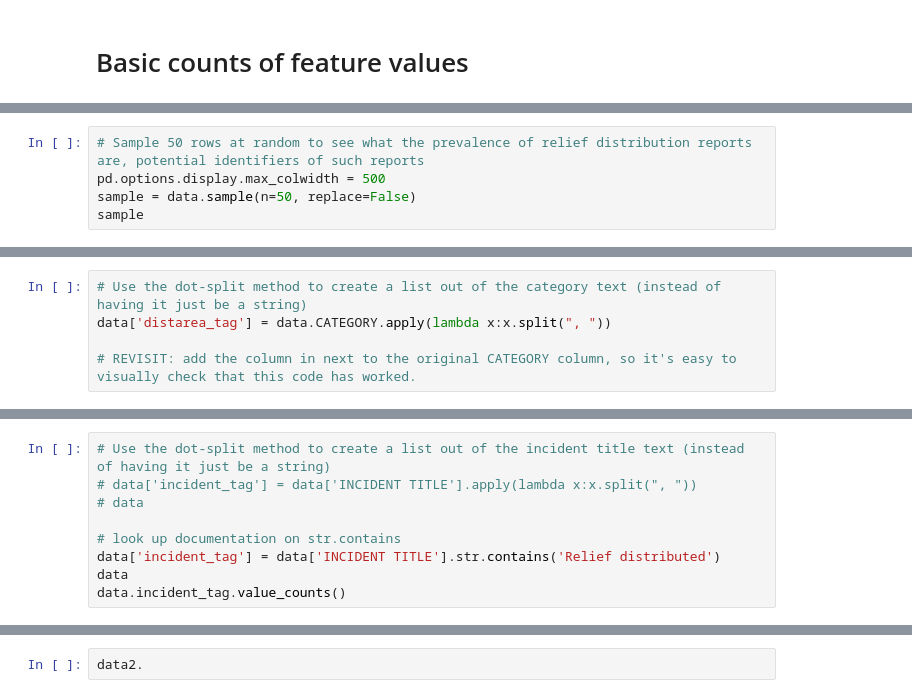
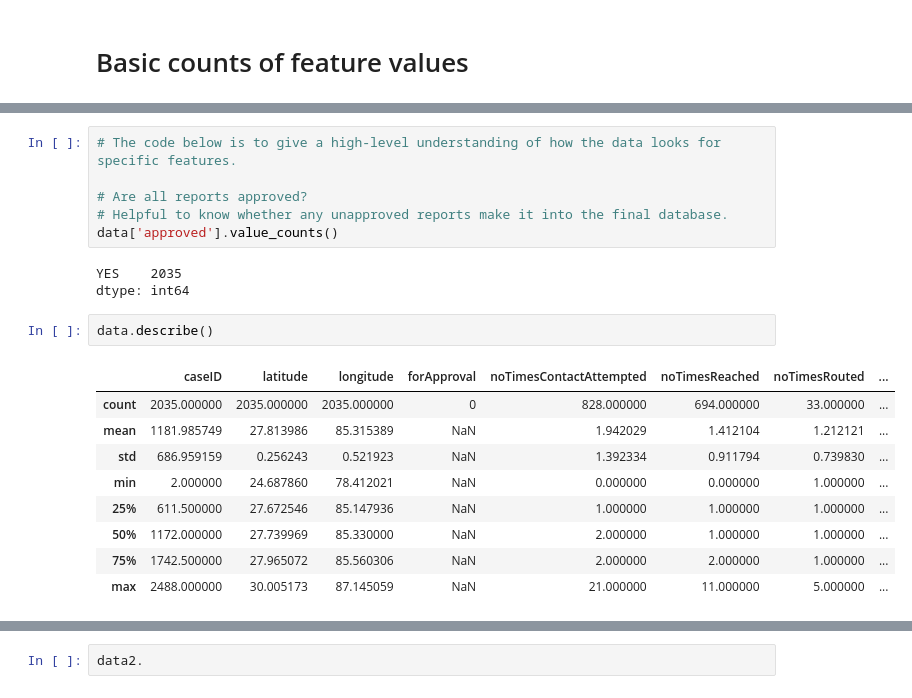
Before and after one commit to sttung/DAT_SF_16, a Jupyter notebook: Final_Project/1_Descriptive_Analysis_Prelim.ipynb, the cells around one changed output, grey strips where cells are left out. Cells and saved outputs as stored; diff of their text form.

```diff
--- a/Final_Project/1_Descriptive_Analysis_Prelim.ipynb
+++ b/Final_Project/1_Descriptive_Analysis_Prelim.ipynb
@@ -133,5 +150,0 @@ How do I know whether a report is follow-up indicating that relief has been dist
-# %%
-# Sample 50 rows at random to see what the prevalence of relief distribution reports are, potential identifiers of such reports
-pd.options.display.max_colwidth = 500
-sample = data.sample(n=50, replace=False)
-sample
@@ -173,5 +150,0 @@ Name: CATEGORY, dtype: object
-# %%
-# Use the dot-split method to create a list out of the category text (instead of having it just be a string)
-data['distarea_tag'] = data.CATEGORY.apply(lambda x:x.split(", "))
-
-# REVISIT: add the column in next to the original CATEGORY column, so it's easy to visually check that this code has worked.
@@ -203,9 +150,0 @@ data['distarea_tag'] = data.CATEGORY.apply(lambda x:x.split(", "))
-# %%
-# Use the dot-split method to create a list out of the incident title text (instead of having it just be a string)
-# data['incident_tag'] = data['INCIDENT TITLE'].apply(lambda x:x.split(", "))
-# data
-
-# look up documentation on str.contains
-data['incident_tag'] = data['INCIDENT TITLE'].str.contains('Relief distributed')
-data
-data.incident_tag.value_counts()
@@ -291,0 +151,21 @@ float(3)/50
+# %%
+# The code below is to give a high-level understanding of how the data looks for specific features.
+
+# Are all reports approved?
+# Helpful to know whether any unapproved reports make it into the final database.
+data['approved'].value_counts()
+# %% [output]
+YES    2035
+dtype: int64
+# %%
+data.describe()
+# %% [output]
+|  | caseID | latitude | longitude | forApproval | noTimesContactAttempted | noTimesReached | noTimesRouted | ... |
+| count | 2035.000000 | 2035.000000 | 2035.000000 | 0 | 828.000000 | 694.000000 | 33.000000 | ... |
+| mean | 1181.985749 | 27.813986 | 85.315389 | NaN | 1.942029 | 1.412104 | 1.212121 | ... |
+| std | 686.959159 | 0.256243 | 0.521923 | NaN | 1.392334 | 0.911794 | 0.739830 | ... |
+| min | 2.000000 | 24.687860 | 78.412021 | NaN | 0.000000 | 0.000000 | 1.000000 | ... |
+| 25% | 611.500000 | 27.672546 | 85.147936 | NaN | 1.000000 | 1.000000 | 1.000000 | ... |
+| 50% | 1172.000000 | 27.739969 | 85.330000 | NaN | 2.000000 | 1.000000 | 1.000000 | ... |
+| 75% | 1742.500000 | 27.965072 | 85.560306 | NaN | 2.000000 | 2.000000 | 1.000000 | ... |
+| max | 2488.000000 | 30.005173 | 87.145059 | NaN | 21.000000 | 11.000000 | 5.000000 | ... |
```
Also changed, not shown: parts of 66 cells of this notebook, 1 other file.
